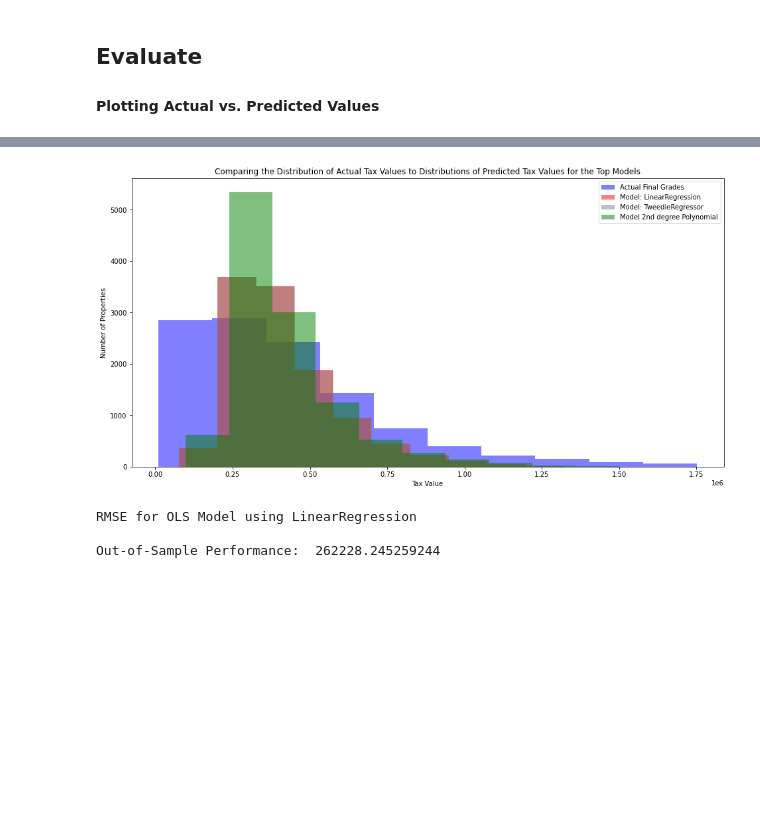
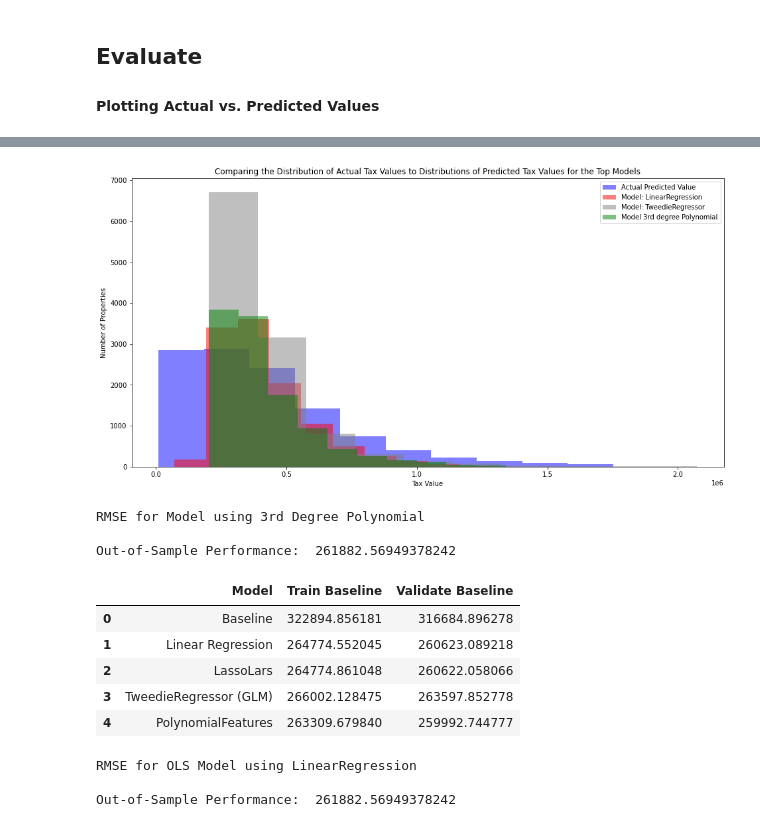
Before and after one commit to MatthewL09/zillow-regression-project, a Jupyter notebook: zillow_work.ipynb, the cells around one changed output, grey strips where cells are left out. Cells and saved outputs as stored; diff of their text form; code cells hidden in the pictures; blank space fills up the shorter version.

```diff
--- a/zillow_work.ipynb
+++ b/zillow_work.ipynb
@@ -871,28 +833,58 @@ plt.show()
 # %%
 # plot to visualize actual vs predicted.
 plt.figure(figsize=(16,8))
-plt.hist(y_validate.tax_value, color='blue', alpha=.5, label="Actual Final Grades")
+plt.hist(y_validate.tax_value, color='blue', alpha=.5, label="Actual Predicted Value")
 plt.hist(y_validate.tax_value_pred_lm, color='red', alpha=.5, label="Model: LinearRegression")
 plt.hist(y_validate.tax_value_pred_glm, color='gray', alpha=.5, label="Model: TweedieRegressor")
-plt.hist(y_validate.tax_value_pred_lm2, color='green', alpha=.5, label="Model 2nd degree Polynomial")
+plt.hist(y_validate.tax_value_pred_lm2, color='green', alpha=.5, label="Model 3rd degree Polynomial")
 plt.xlabel("Tax Value")
 plt.ylabel("Number of Properties")
 plt.title("Comparing the Distribution of Actual Tax Values to Distributions of Predicted Tax Values for the Top Models")
 plt.legend()
 plt.show()
 # %% [output]
-[figure, old version]
+[figure, new version]
 # %%
 y_test = pd.DataFrame(y_test)
 
+# Fit the data
+lm2.fit(X_test_degree2, y_test.tax_value)
+
 # predict on test
-y_test['tax_value_pred_lm'] = lm.predict(X_test)
+y_test['tax_value_pred_lm2'] = lm2.predict(X_test_degree2)
 
 # evaluate: rmse
-rmse_test = mean_squared_error(y_test.tax_value, y_test.tax_value_pred_lm)**(1/2)
+pf_rmse_test = mean_squared_error(y_test.tax_value, y_test.tax_value_pred_lm2)**(1/2)
 
-print("RMSE for OLS Model using LinearRegression\n\nOut-of-Sample Performance: ", rmse_test)
+print("RMSE for Model using 3rd Degree Polynomial\n\nOut-of-Sample Performance: ", pf_rmse_test)
 # %% [output]
-RMSE for OLS Model using LinearRegression
+RMSE for Model using 3rd Degree Polynomial
 
-Out-of-Sample Performance:  262228.245259244
+Out-of-Sample Performance:  261882.56949378242
+# %%
+metric_df = pd.DataFrame(data = [{'Model': 'Baseline', 'Train Baseline': rmse_train, 'Validate Baseline':rmse_validate,
+                          }])
+# %%
+metric_df = metric_df.append({'Model': 'Linear Regression', 'Train Baseline': lm_rmse_train , 'Validate Baseline':lm_rmse_validate,
+                          }, ignore_index = True)
+metric_df = metric_df.append({'Model': 'LassoLars', 'Train Baseline': ll_rmse_train , 'Validate Baseline':ll_rmse_validate,
+                          }, ignore_index = True)
+metric_df = metric_df.append({'Model': 'TweedieRegressor (GLM)', 'Train Baseline': glm_rmse_train , 'Validate Baseline':glm_rmse_validate,
+                          }, ignore_index = True)
+metric_df = metric_df.append({'Model': 'PolynomialFeatures', 'Train Baseline': pf_rmse_train , 'Validate Baseline':pf_rmse_validate,
+                          }, ignore_index = True)
+# %%
+metric_df
+# %% [output]
+|  | Model | Train Baseline | Validate Baseline |
+| 0 | Baseline | 322894.856181 | 316684.896278 |
+| 1 | Linear Regression | 264774.552045 | 260623.089218 |
+| 2 | LassoLars | 264774.861048 | 260622.058066 |
+| 3 | TweedieRegressor (GLM) | 266002.128475 | 263597.852778 |
+| 4 | PolynomialFeatures | 263309.679840 | 259992.744777 |
+# %%
+print("RMSE for best Model using Polynomial\n\nOut-of-Sample Performance: ", pf_rmse_test)
+# %% [output]
+RMSE for OLS Model using LinearRegression
+
+Out-of-Sample Performance:  261882.56949378242
```
Also changed, not shown: parts of 19 cells of this notebook.
